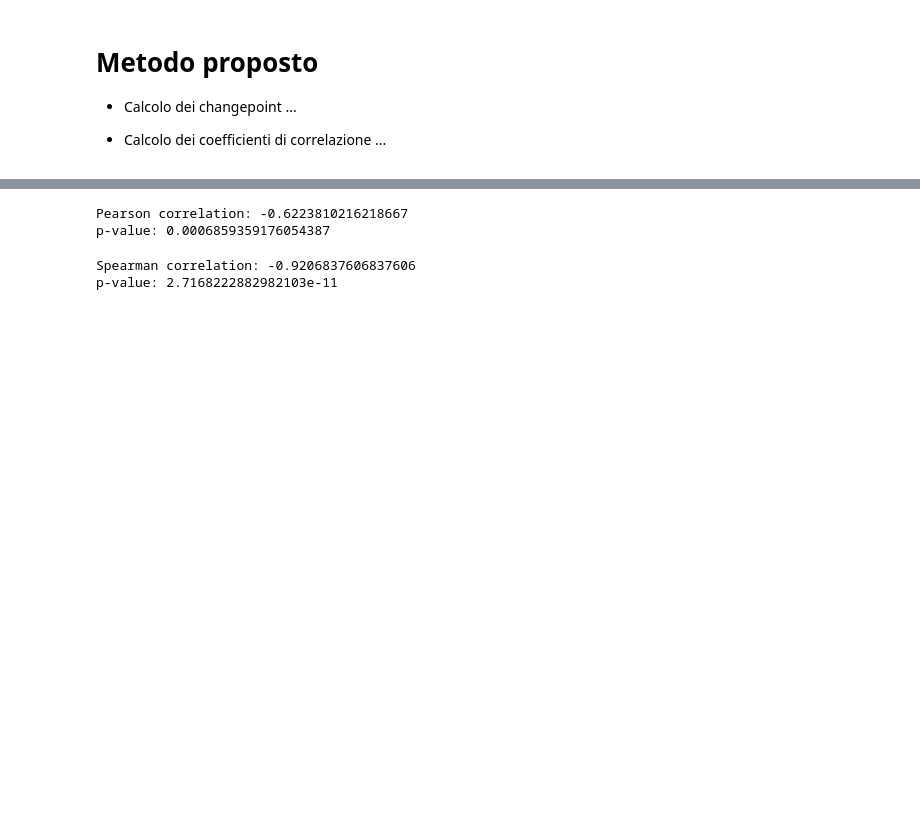
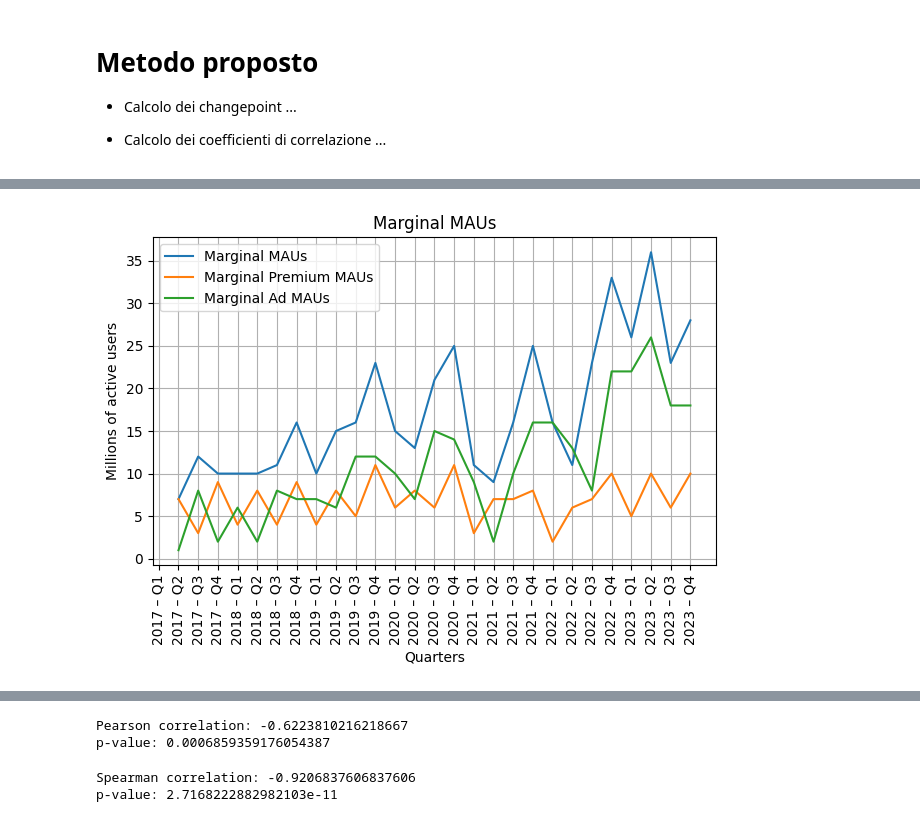
Before and after one commit to riccardoscotti/hds-music-industry, a Jupyter notebook: src/main.ipynb, the cells around one changed output, grey strips where cells are left out. Cells and saved outputs as stored; diff of their text form; code cells hidden in the pictures; blank space fills up the shorter version.

```diff
--- a/src/main.ipynb
+++ b/src/main.ipynb
@@ -100,0 +117,15 @@ quarterly_df['Marginal Premium MAUs'] = quarterly_df['Premium MAUs'].diff()
+# %%
+plt.figure()
+plt.plot(quarterly_df['Date'], quarterly_df['Marginal MAUs'], label='Marginal MAUs')
+plt.plot(quarterly_df['Date'], quarterly_df['Marginal Premium MAUs'], label='Marginal Premium MAUs')
+plt.plot(quarterly_df['Date'], quarterly_df['Marginal Ad MAUs'], label='Marginal Ad MAUs')
+plt.xticks(rotation=90)
+plt.title('Marginal MAUs')
+plt.xlabel('Quarters')
+plt.ylabel('Millions of active users')
+plt.legend()
+plt.tight_layout()
+plt.grid()
+plt.show()
+# %% [output]
+[figure, added]
```
Also changed, not shown: parts of 47 cells of this notebook, 2 other files.
